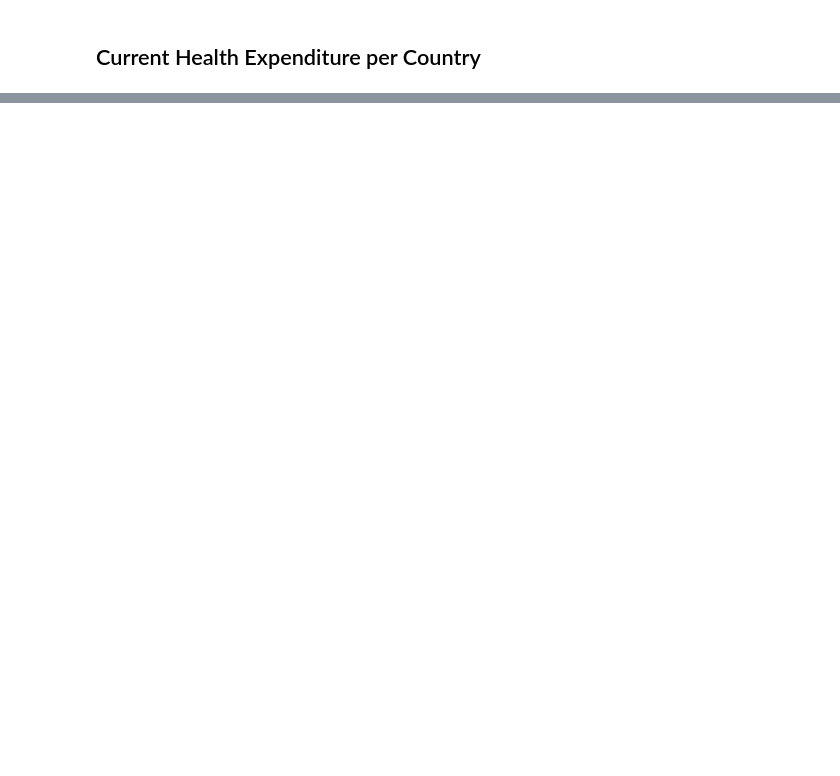
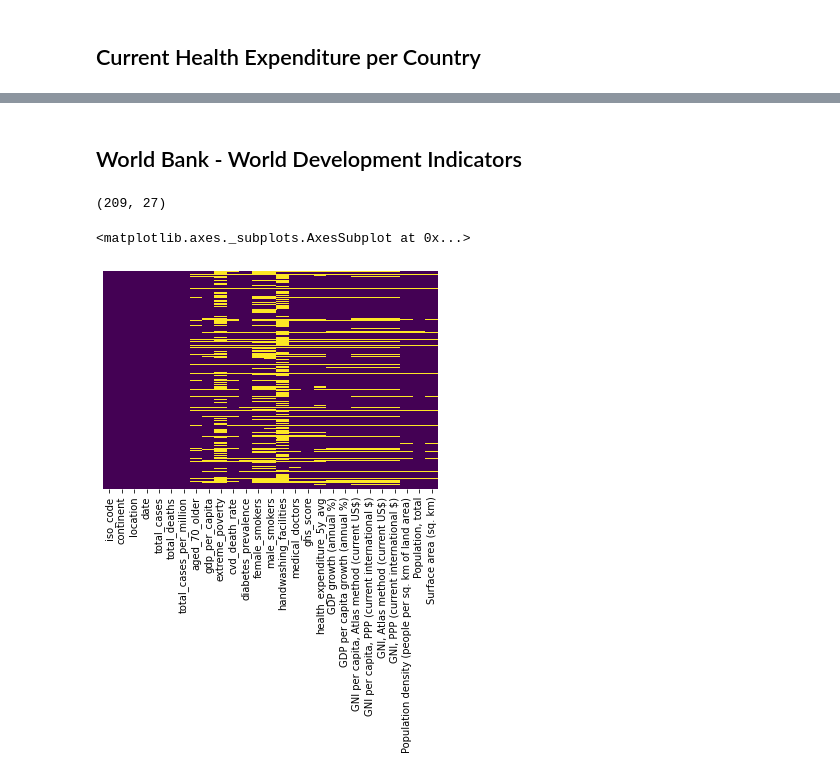
Before and after one commit to WWI17SEB/ml-covid, a Jupyter notebook: data/prepareData.ipynb, the cells around one changed output, grey strips where cells are left out. Saved outputs shown, nothing was run; the diff lists cells and outputs as text; code cells hidden in the pictures; blank space fills up the shorter version.

Commit message:
add gdp data and meta data for countries

```diff
--- a/data/prepareData.ipynb
+++ b/data/prepareData.ipynb
@@ -13,6 +14,7 @@ FILE_PATH_OWID_COVID_CSV = "./raw/covid-19-data/public/data/owid-covid-data.csv"
 FILE_PATH_WHO_DOCTORS = "./raw/who-datasets/Medical doctors (per 10,000).csv"
 FILE_PATH_GHS_INDEX = "./raw/ghs-index/Global Health Security Index (Overall Score).csv"
 FILE_PATH_WORLDBANK_HEALTH_EXPENDITURE = "./raw/worldbank-datasets/Current health expenditure (% of GDP).csv"
+FILE_PATH_WORLDBANK_GDP = "./raw/worldbank-datasets/GDP.csv"
 # %% [markdown]
 ## COVID Numbers per Country
 # %%
@@ -117,0 +129,17 @@ sns.heatmap(data = df.isnull(), yticklabels=False, cbar=False, cmap='viridis')
+# %% [markdown]
+## World Bank - World Development Indicators
+# %%
+df_wb_gdp = pd.read_csv(FILE_PATH_WORLDBANK_GDP)
+
+
+df_wb_gdp.rename(columns={'Country Name':'location', 'Country Code': 'iso_code'}, inplace=True)
+df_wb_gdp = df_wb_gdp.pivot_table(index=['iso_code'], columns='Series Name', values='2018 [YR2018]').reset_index()
+
+df = df.merge(df_wb_gdp, how = 'left', on = ['iso_code'])
+
+print(df.shape)
+sns.heatmap(data = df.isnull(), yticklabels=False, cbar=False, cmap='viridis')
+# %% [output]
+(209, 27)
+<matplotlib.axes._subplots.AxesSubplot at 0x...>
+[figure, added]
```
Also changed, not shown: parts of 4 cells of this notebook, 1 other file.
